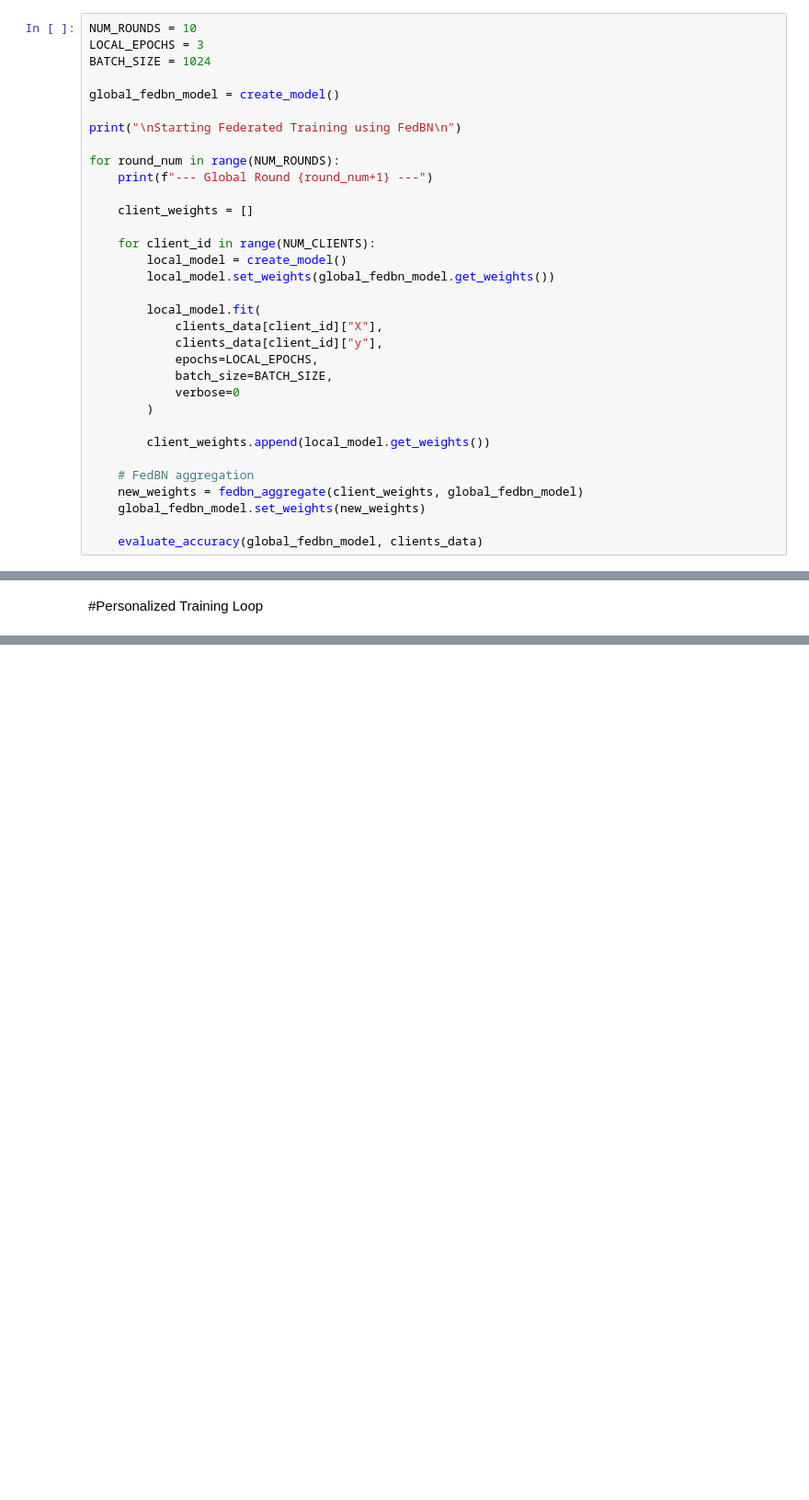
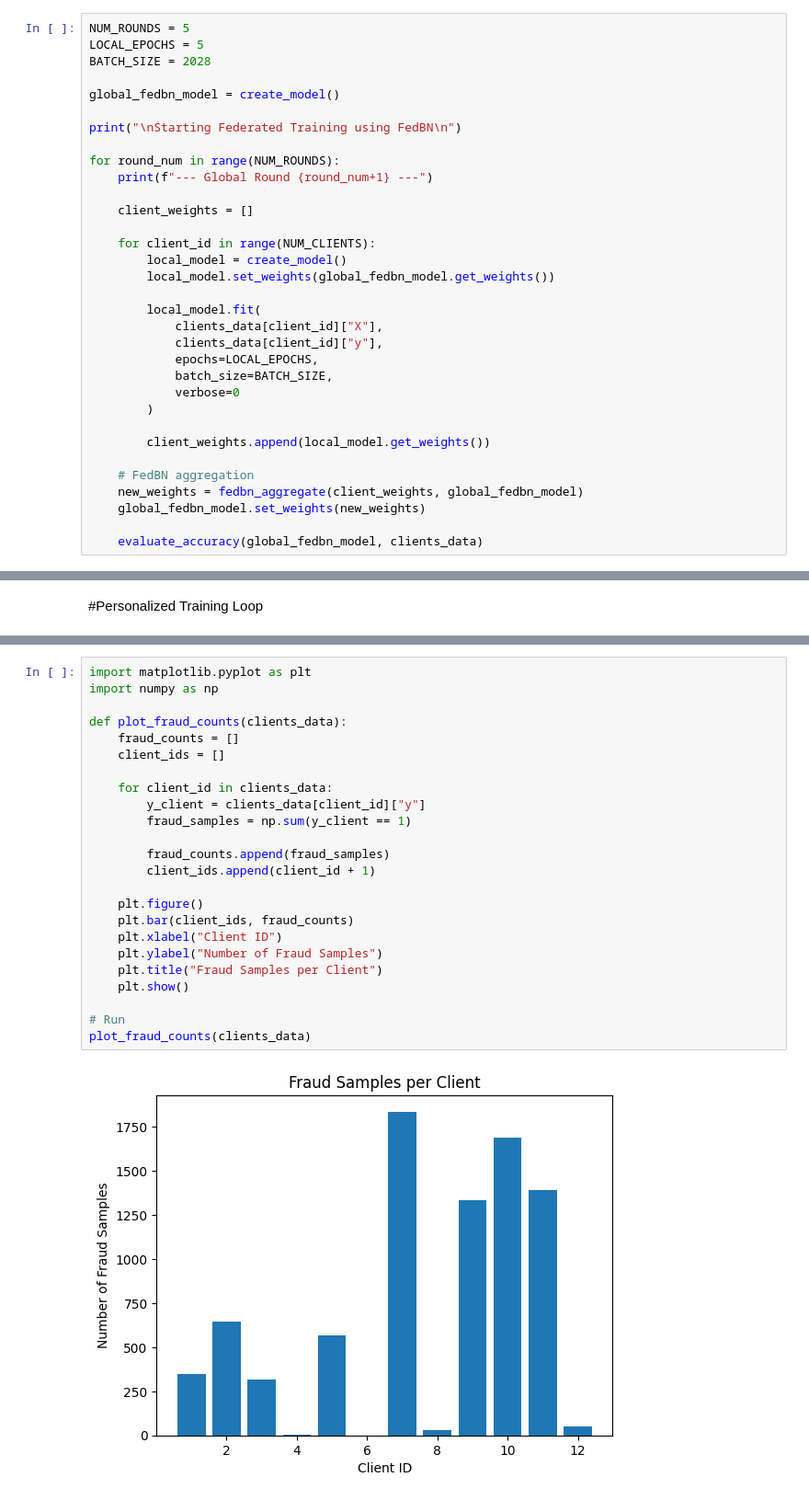
Before and after one commit to ThisumiWijesinghe/Fraud-Detection-with-Federated-Learning, a Jupyter notebook: Fed_L_gemini.ipynb, the cells around one changed output, grey strips where cells are left out. Shown at 92% size. Cells and saved outputs as stored; diff of their text form; blank space fills up the shorter version.

```diff
--- a/Fed_L_gemini.ipynb
+++ b/Fed_L_gemini.ipynb
@@ -204,9 +244,9 @@ def fedbn_aggregate(client_weights, global_model):
 # %% [markdown]
 #FedBN Training Loop
 # %%
-NUM_ROUNDS = 10
-LOCAL_EPOCHS = 3
-BATCH_SIZE = 1024
+NUM_ROUNDS = 5
+LOCAL_EPOCHS = 5
+BATCH_SIZE = 2028
 
 global_fedbn_model = create_model()
 
@@ -330,0 +415,26 @@ NameError: name 'create_personalized_model' is not defined
+# %%
+import matplotlib.pyplot as plt
+import numpy as np
+
+def plot_fraud_counts(clients_data):
+    fraud_counts = []
+    client_ids = []
+
+    for client_id in clients_data:
+        y_client = clients_data[client_id]["y"]
+        fraud_samples = np.sum(y_client == 1)
+
+        fraud_counts.append(fraud_samples)
+        client_ids.append(client_id + 1)
+
+    plt.figure()
+    plt.bar(client_ids, fraud_counts)
+    plt.xlabel("Client ID")
+    plt.ylabel("Number of Fraud Samples")
+    plt.title("Fraud Samples per Client")
+    plt.show()
+
+# Run
+plot_fraud_counts(clients_data)
+# %% [output]
+[figure, added]
```
Also changed, not shown: parts of 12 cells of this notebook.
